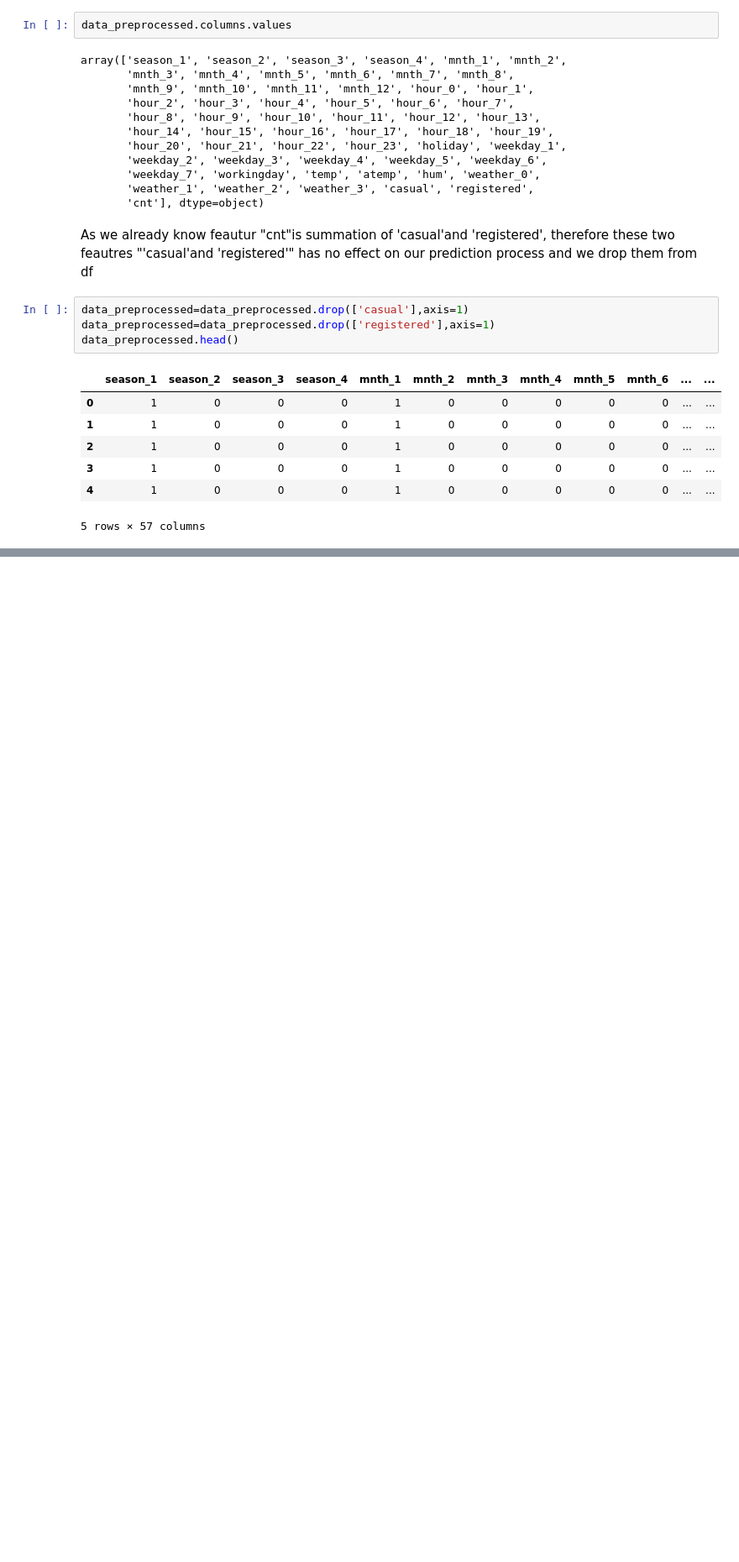
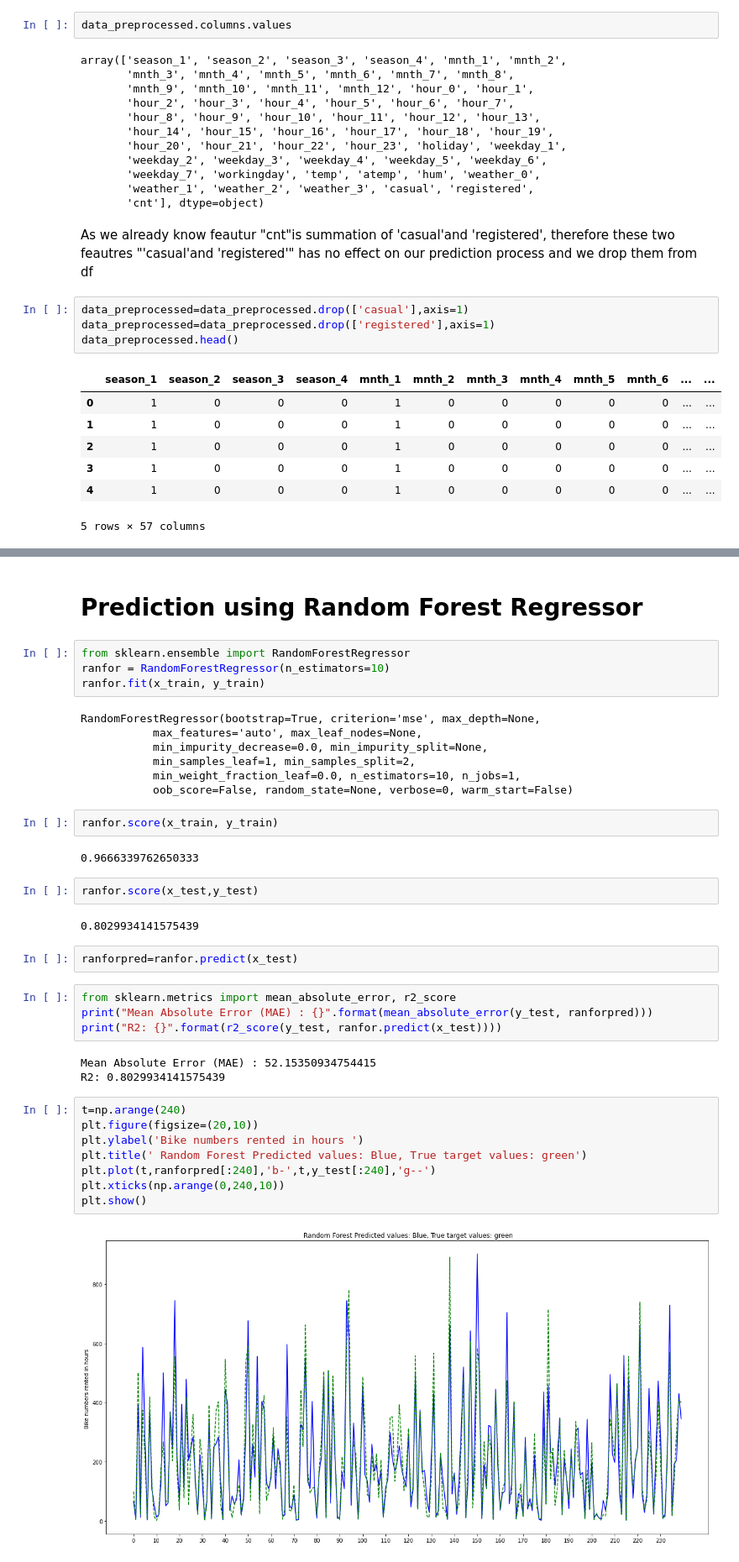
Before and after one commit to MasoudMoeini/Bike-Sharing-Dataset-Analysis, a Jupyter notebook: BikeSharing_MachineLearning.ipynb, the cells around one changed output, grey strips where cells are left out. Shown: that part at 84% size. Drawn from its saved outputs; the diff is of its cells as text; blank space fills up the shorter version.

```diff
--- a/BikeSharing_MachineLearning.ipynb
+++ b/BikeSharing_MachineLearning.ipynb
@@ -43,0 +263,40 @@ data_preprocessed.head()
+# %% [markdown]
+# Prediction using Random Forest Regressor
+# %%
+from sklearn.ensemble import RandomForestRegressor
+ranfor = RandomForestRegressor(n_estimators=10)
+ranfor.fit(x_train, y_train)
+# %% [output]
+RandomForestRegressor(bootstrap=True, criterion='mse', max_depth=None,
+           max_features='auto', max_leaf_nodes=None,
+           min_impurity_decrease=0.0, min_impurity_split=None,
+           min_samples_leaf=1, min_samples_split=2,
+           min_weight_fraction_leaf=0.0, n_estimators=10, n_jobs=1,
+           oob_score=False, random_state=None, verbose=0, warm_start=False)
+# %%
+ranfor.score(x_train, y_train)
+# %% [output]
+0.9666339762650333
+# %%
+ranfor.score(x_test,y_test)
+# %% [output]
+0.8029934141575439
+# %%
+ranforpred=ranfor.predict(x_test)
+# %%
+from sklearn.metrics import mean_absolute_error, r2_score
+print("Mean Absolute Error (MAE) : {}".format(mean_absolute_error(y_test, ranforpred)))
+print("R2: {}".format(r2_score(y_test, ranfor.predict(x_test))))
+# %% [output]
+Mean Absolute Error (MAE) : 52.15350934754415
+R2: 0.8029934141575439
+# %%
+t=np.arange(240)
+plt.figure(figsize=(20,10))
+plt.ylabel('Bike numbers rented in hours ')
+plt.title(' Random Forest Predicted values: Blue, True target values: green')
+plt.plot(t,ranforpred[:240],'b-',t,y_test[:240],'g--')
+plt.xticks(np.arange(0,240,10))
+plt.show()
+# %% [output]
+[figure, added]
```
Also changed, not shown: parts of 38 cells of this notebook.
